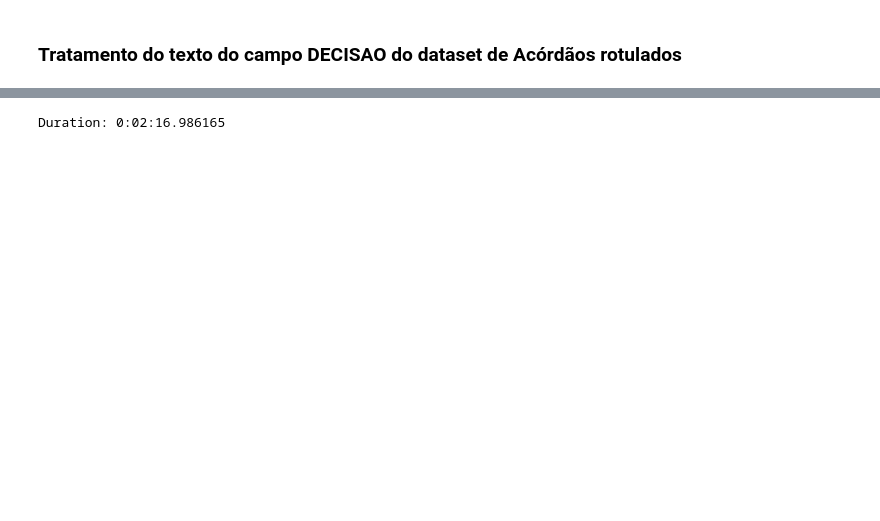
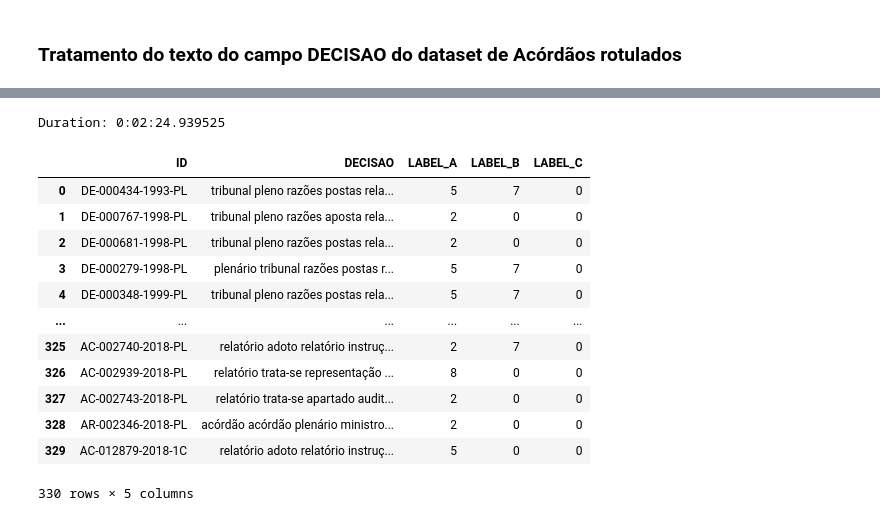
Before and after one commit to wmodanez/acordaos, a Jupyter notebook: 02a - Pre processing df_rotulados.ipynb, the cells around one changed output, grey strips where cells are left out. Drawn from its saved outputs; the diff is of its cells as text; code cells hidden in the pictures; blank space fills up the shorter version.

```diff
--- a/02a - Pre processing df_rotulados.ipynb
+++ b/02a - Pre processing df_rotulados.ipynb
@@ -40,8 +31,22 @@ Duration: 0:00:00.232109
 # %%
-# Aplicação do regex no texto do dataset dos etiquetados
+# Aplicação do regex no texto do dataset de acordaos rotulados
 start_time = datetime.now()
-df_rotulados['PROCESSADO'] = df_rotulados.apply(lambda x: mt.padronizacao(x), axis = 1)
+df_rotulados.DECISAO = df_rotulados.apply(lambda x: mt.padronizacao(x), axis = 1)
 print('Duration: {}'.format(datetime.now() - start_time))
+df_rotulados
 # %% [output]
-Duration: 0:02:16.986165
+Duration: 0:02:24.939525
+|  | ID | DECISAO | LABEL_A | LABEL_B | LABEL_C |
+| 0 | DE-000434-1993-PL | tribunal pleno razões postas rela... | 5 | 7 | 0 |
+| 1 | DE-000767-1998-PL | tribunal pleno razões aposta rela... | 2 | 0 | 0 |
+| 2 | DE-000681-1998-PL | tribunal pleno razões postas rela... | 2 | 0 | 0 |
+| 3 | DE-000279-1998-PL | plenário tribunal razões postas r... | 5 | 7 | 0 |
+| 4 | DE-000348-1999-PL | tribunal pleno razões postas rela... | 5 | 7 | 0 |
+| ... | ... | ... | ... | ... | ... |
+| 325 | AC-002740-2018-PL | relatório adoto relatório instruç... | 2 | 7 | 0 |
+| 326 | AC-002939-2018-PL | relatório trata-se representação ... | 8 | 0 | 0 |
+| 327 | AC-002743-2018-PL | relatório trata-se apartado audit... | 2 | 0 | 0 |
+| 328 | AR-002346-2018-PL | acórdão acórdão plenário ministro... | 2 | 0 | 0 |
+| 329 | AC-012879-2018-1C | relatório adoto relatório instruç... | 5 | 0 | 0 |
+330 rows × 5 columns
 # %%
```
Also changed, not shown: parts of 10 cells of this notebook.
